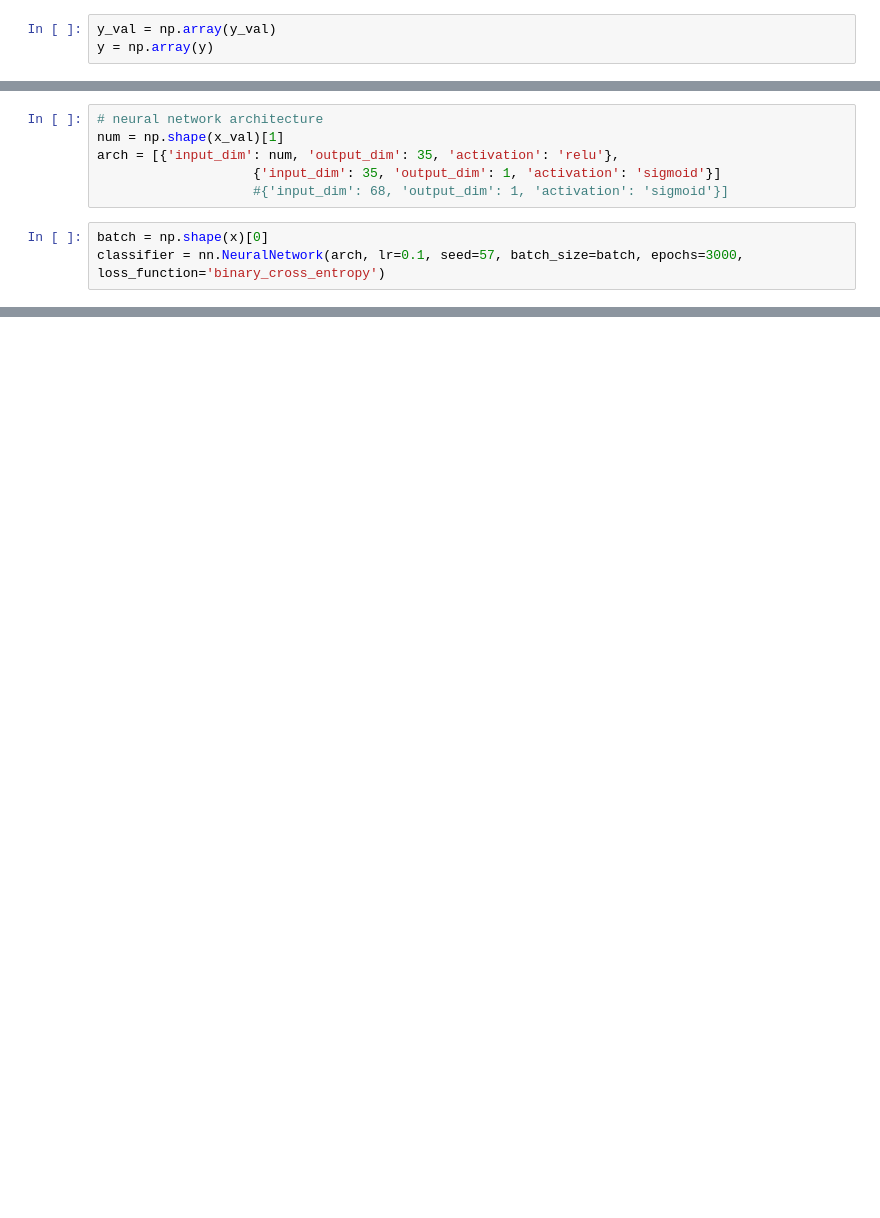
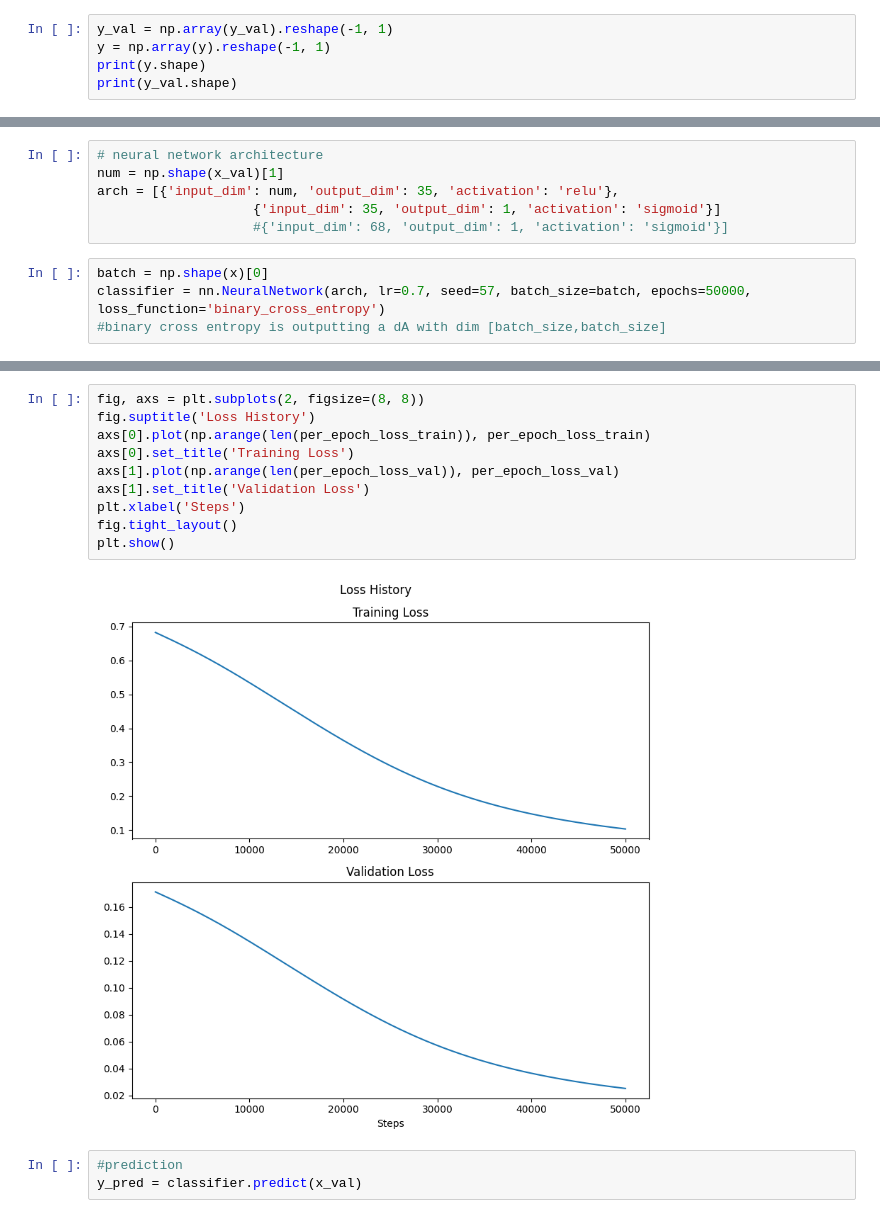
Before and after one commit to Divvi221/final-nn, a Jupyter notebook: classifier.ipynb, the cells around one changed output, grey strips where cells are left out. Drawn from its saved outputs; the diff is of its cells as text; blank space fills up the shorter version.

Commit message:
finished the classifier

```diff
--- a/classifier.ipynb
+++ b/classifier.ipynb
@@ -42,5 +42,7 @@ x, x_val, y, y_val = train_test_split (encoded_seq,labels_sampled, test_size=0.2
 #y_val = np.reshape(y_val, (1,np.shape(y_val)[0]))
 #y = np.reshape(y, (1,np.shape(y)[0]))
 # %%
-y_val = np.array(y_val)
-y = np.array(y)
+y_val = np.array(y_val).reshape(-1, 1)
+y = np.array(y).reshape(-1, 1)
+print(y.shape)
+print(y_val.shape)
@@ -52,7 +57,8 @@ arch = [{'input_dim': num, 'output_dim': 35, 'activation': 'relu'},
                     #{'input_dim': 68, 'output_dim': 1, 'activation': 'sigmoid'}]
 # %%
 batch = np.shape(x)[0]
-classifier = nn.NeuralNetwork(arch, lr=0.1, seed=57, batch_size=batch, epochs=3000, loss_function='binary_cross_entropy')
+classifier = nn.NeuralNetwork(arch, lr=0.7, seed=57, batch_size=batch, epochs=50000, loss_function='binary_cross_entropy')
+#binary cross entropy is outputting a dA with dim [batch_size,batch_size]
 # %%
 per_epoch_loss_train,per_epoch_loss_val = classifier.fit(x, y, x_val, y_val)
 # %% [output]
@@ -63,0 +82,15 @@ ValueError: shapes (35,1) and (4951,4951) not aligned: 1 (dim 1) != 4951 (dim 0)
+# %%
+fig, axs = plt.subplots(2, figsize=(8, 8))
+fig.suptitle('Loss History')
+axs[0].plot(np.arange(len(per_epoch_loss_train)), per_epoch_loss_train)
+axs[0].set_title('Training Loss')
+axs[1].plot(np.arange(len(per_epoch_loss_val)), per_epoch_loss_val)
+axs[1].set_title('Validation Loss')
+plt.xlabel('Steps')
+fig.tight_layout()
+plt.show()
+# %% [output]
+[figure, added]
+# %%
+#prediction
+y_pred = classifier.predict(x_val)
```
Also changed, not shown: parts of 5 cells of this notebook, 1 other file.
